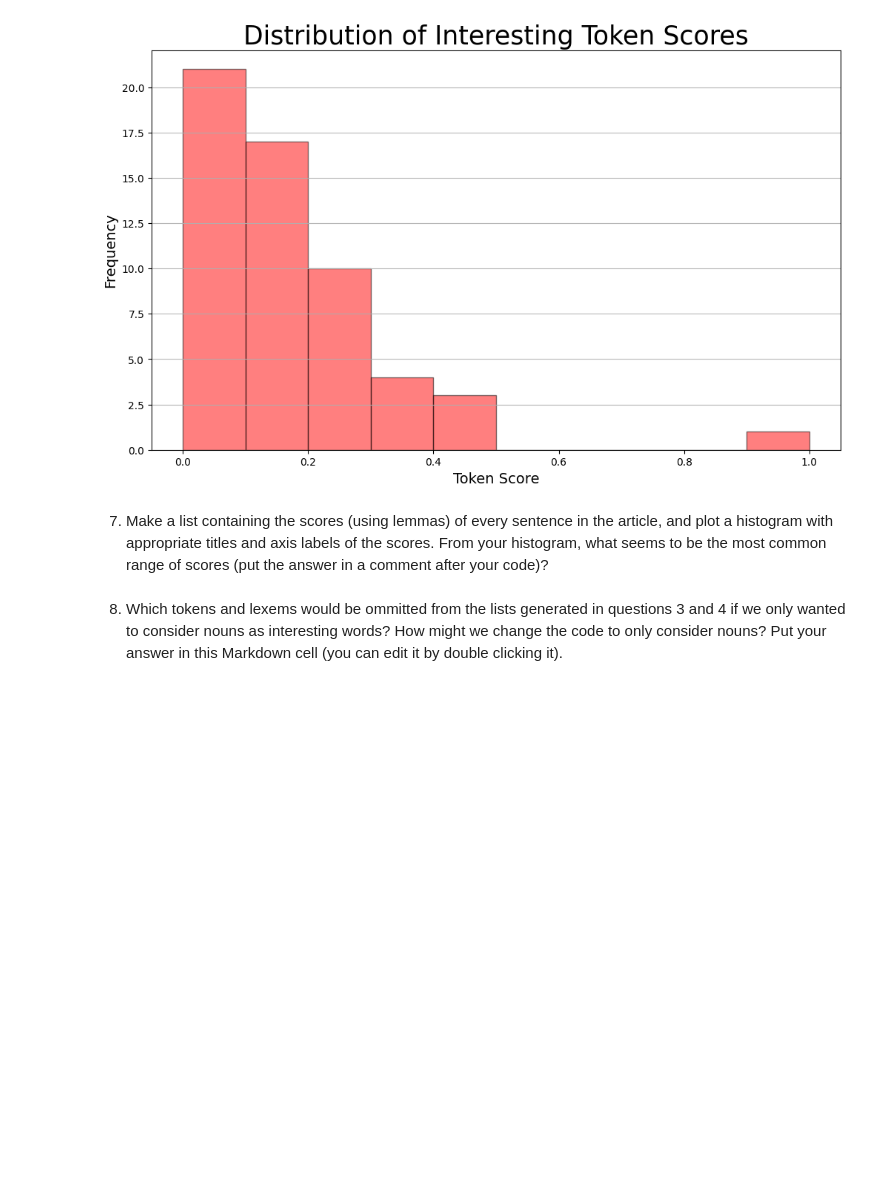
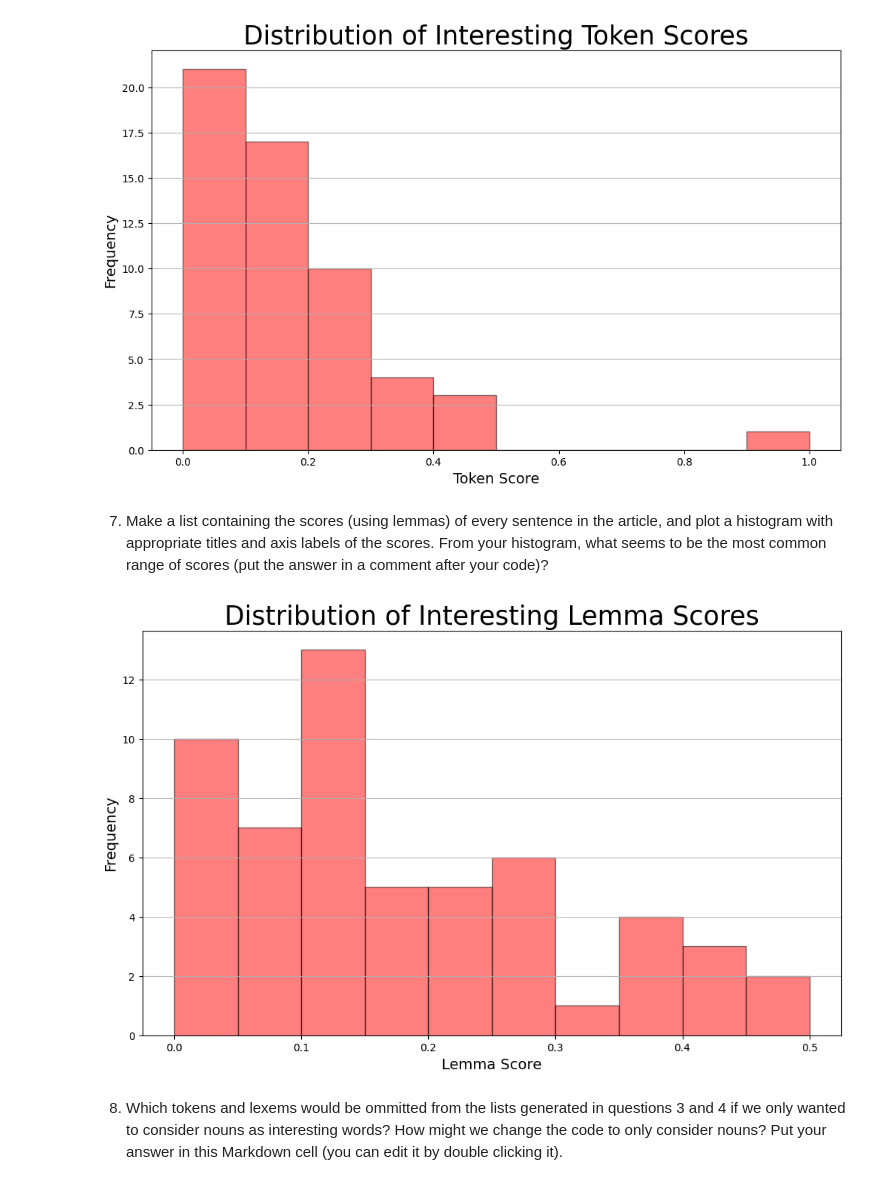
Before and after one commit to adriacv17/web-scraping-P6, a Jupyter notebook: web-scraping.ipynb, the cells around one changed output. Saved outputs shown, nothing was run; the diff lists cells and outputs as text; code cells hidden in the pictures; blank space fills up the shorter version.

```diff
--- a/web-scraping.ipynb
+++ b/web-scraping.ipynb
@@ -261,5 +261,33 @@ plt.show()
 [figure]
 # %% [markdown]
 7. Make a list containing the scores (using lemmas) of every sentence in the article, and plot a histogram with appropriate titles and axis labels of the scores.  From your histogram, what seems to be the most common range of scores (put the answer in a comment after your code)?
+# %%
+# Create an empty list to add scores of each sentence
+lemma_scores = []
+
+# Loop through each sentence in the article and calculate it's score then append
+for sentence in doc.sents:
+    lemma_score = score_sentence_by_lemma(sentence, interesting_lemmas)
+    lemma_scores.append(lemma_score)
+
+# Plot the histogram of token scores
+plt.figure(figsize=(12, 7))
+plt.hist(lemma_scores, bins=10, edgecolor='black', color='red', alpha =0.5)
+
+# Add titles and labels to the plot and add grid lines
+plt.title('Distribution of Interesting Lemma Scores', fontsize=25)
+plt.xlabel('Lemma Score', fontsize=14)
+plt.ylabel('Frequency', fontsize=14)
+plt.grid(axis='y', alpha = 0.9)
+
+# Credit for using a grid line just on one axis is thanks to Josiah Randleman
+# https://github.com/jrandl/web-scraping/blob/master/web-scraping.ipynb
+
+# Show the plot
+plt.show()
+
+# The most common range of lemma scores is around 0.0 to 0.15 based on the histogram.
+# %% [output]
+[figure, added]
 # %% [markdown]
 8. Which tokens and lexems would be ommitted from the lists generated in questions 3 and 4 if we only wanted to consider nouns as interesting words?  How might we change the code to only consider nouns? Put your answer in this Markdown cell (you can edit it by double clicking it).
```
Also changed, not shown: parts of 1 cell of this notebook.
